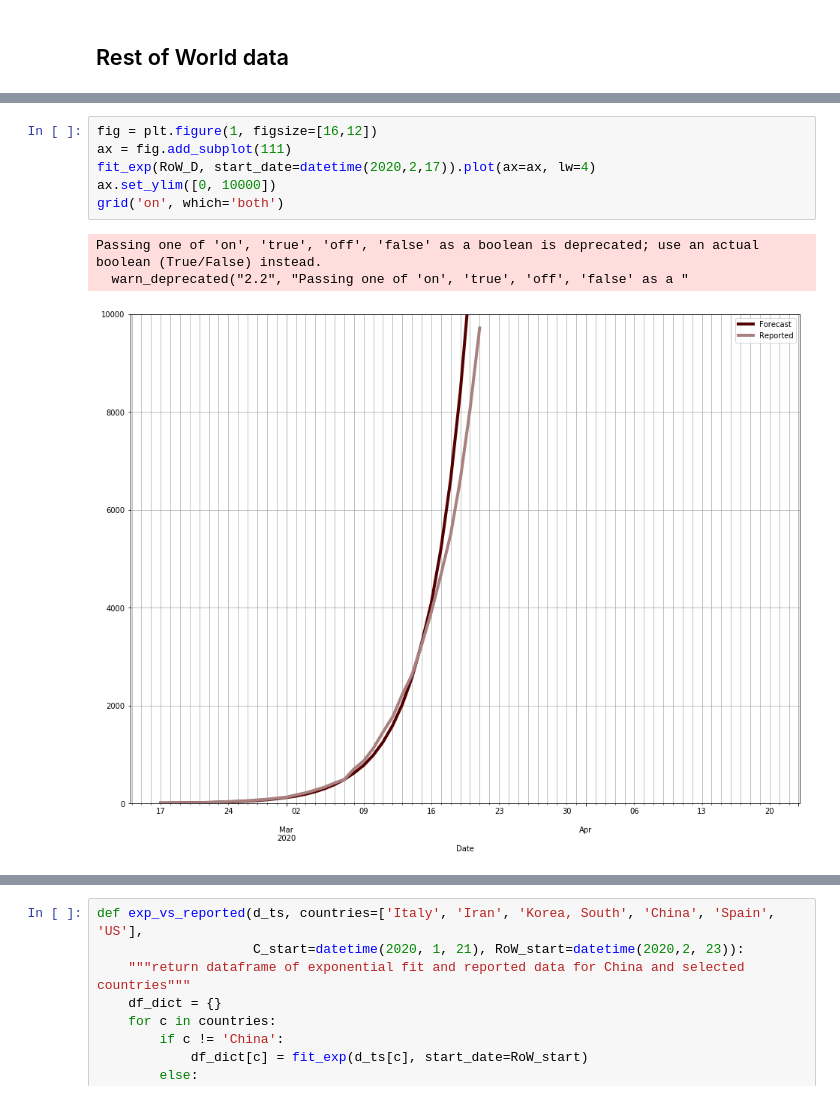
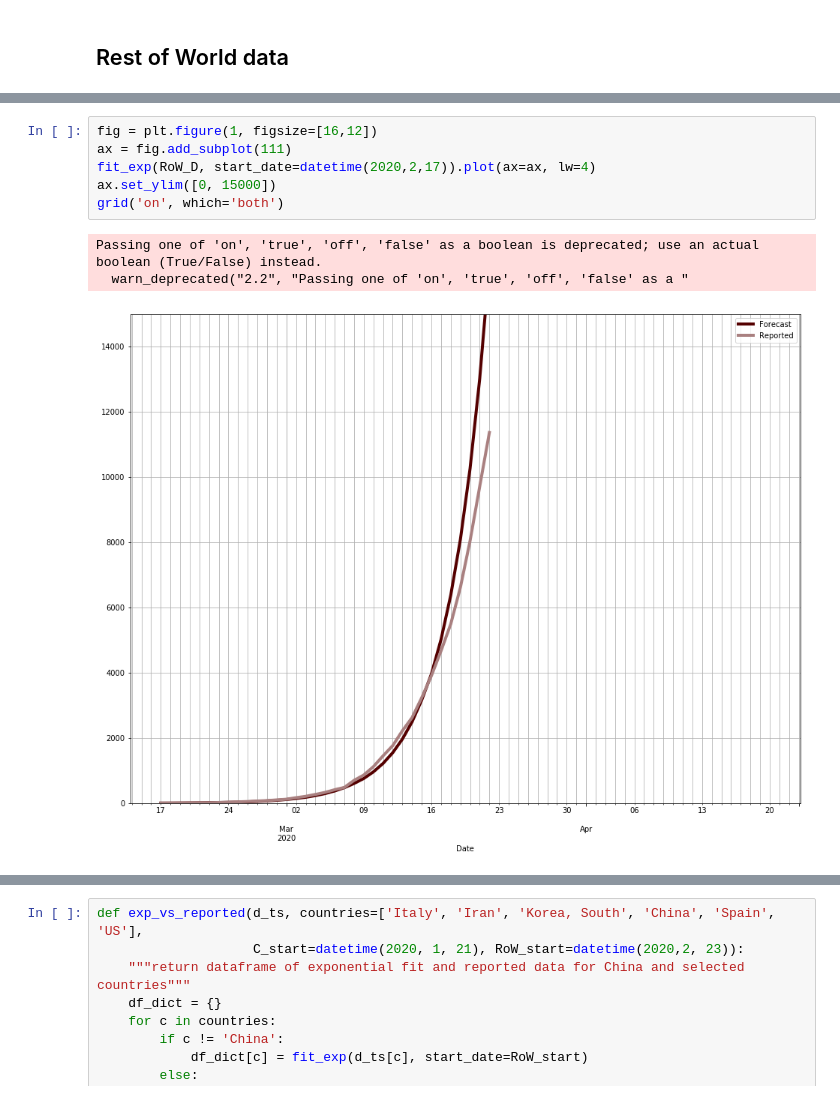
Before and after one commit to djhume/COVID-19, a Jupyter notebook: COVID-19.ipynb, the cells around one changed output, grey strips where cells are left out. Saved outputs shown, nothing was run; the diff lists cells and outputs as text.

```diff
--- a/COVID-19.ipynb
+++ b/COVID-19.ipynb
@@ -269,13 +269,13 @@ dtype: float64
 # %%
 fig = plt.figure(1, figsize=[16,12])
 ax = fig.add_subplot(111)
 fit_exp(RoW_D, start_date=datetime(2020,2,17)).plot(ax=ax, lw=4)
-ax.set_ylim([0, 10000])
+ax.set_ylim([0, 15000])
 grid('on', which='both')
 # %% [output]
 Passing one of 'on', 'true', 'off', 'false' as a boolean is deprecated; use an actual boolean (True/False) instead.
   warn_deprecated("2.2", "Passing one of 'on', 'true', 'off', 'false' as a "
-[figure, old version]
+[figure, new version]
 # %%
 fig = plt.figure(1, figsize=[16,12])
 ax = fig.add_subplot(111)
```
Also changed, not shown: parts of 32 cells of this notebook.
